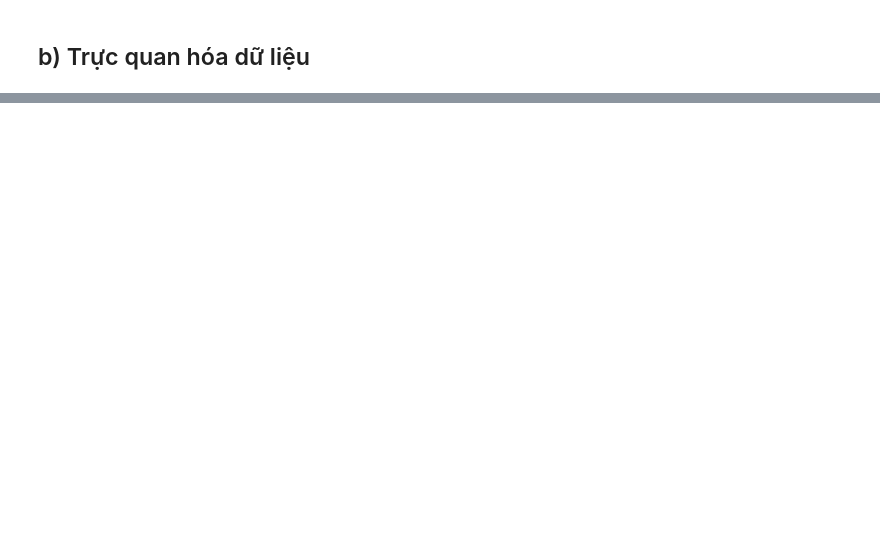
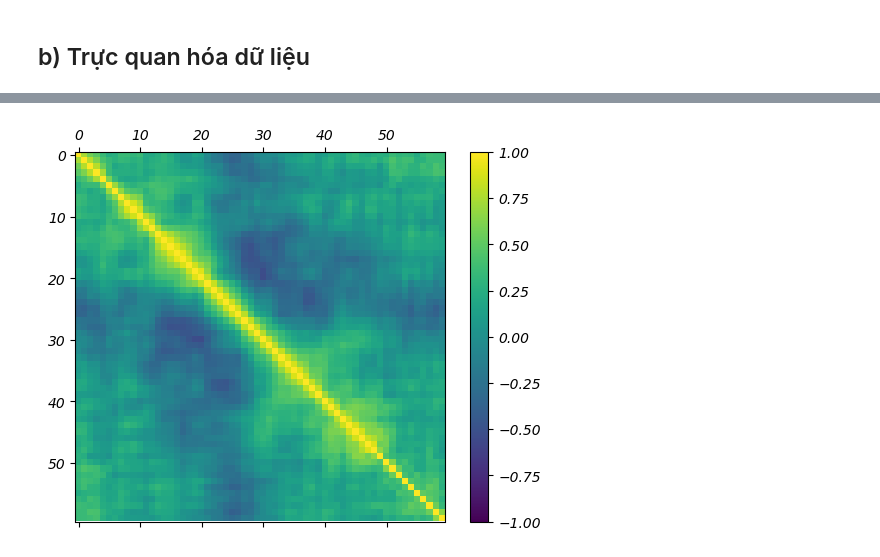
Before and after one commit to huynhnhatminh20/SGU_khai_pha_du_lieu_DDU1231, a Jupyter notebook: Thực hành/Connectionist_Bench/EDA/EDA.ipynb, the cells around one changed output, grey strips where cells are left out. Drawn from its saved outputs; the diff is of its cells as text; code cells hidden in the pictures; blank space fills up the shorter version.

```diff
--- a/Thực hành/Connectionist_Bench/EDA/EDA.ipynb
+++ b/Thực hành/Connectionist_Bench/EDA/EDA.ipynb
@@ -24,6 +24,6 @@ from sklearn.ensemble import ExtraTreesClassifier
 # %% [markdown]
 ## b) Tải tập dữ liệu
 # %%
-url = 'sonar.all-data.csv'
+url = '../data/raw/sonar.all-data.csv'
 dataset = read_csv(url, header=None)
 # %% [markdown]
@@ -55,0 +125,9 @@ pyplot.show()
+# %%
+fig = pyplot.figure()
+ax = fig.add_subplot(111)
+numeric_dataset = dataset.select_dtypes(include=['number'])
+cax = ax.matshow(numeric_dataset.corr(), vmin=-1, vmax=1, interpolation='none')
+fig.colorbar(cax)
+pyplot.show()
+# %% [output]
+[figure, added]
```
Also changed, not shown: parts of 16 cells of this notebook, 21 other files.
